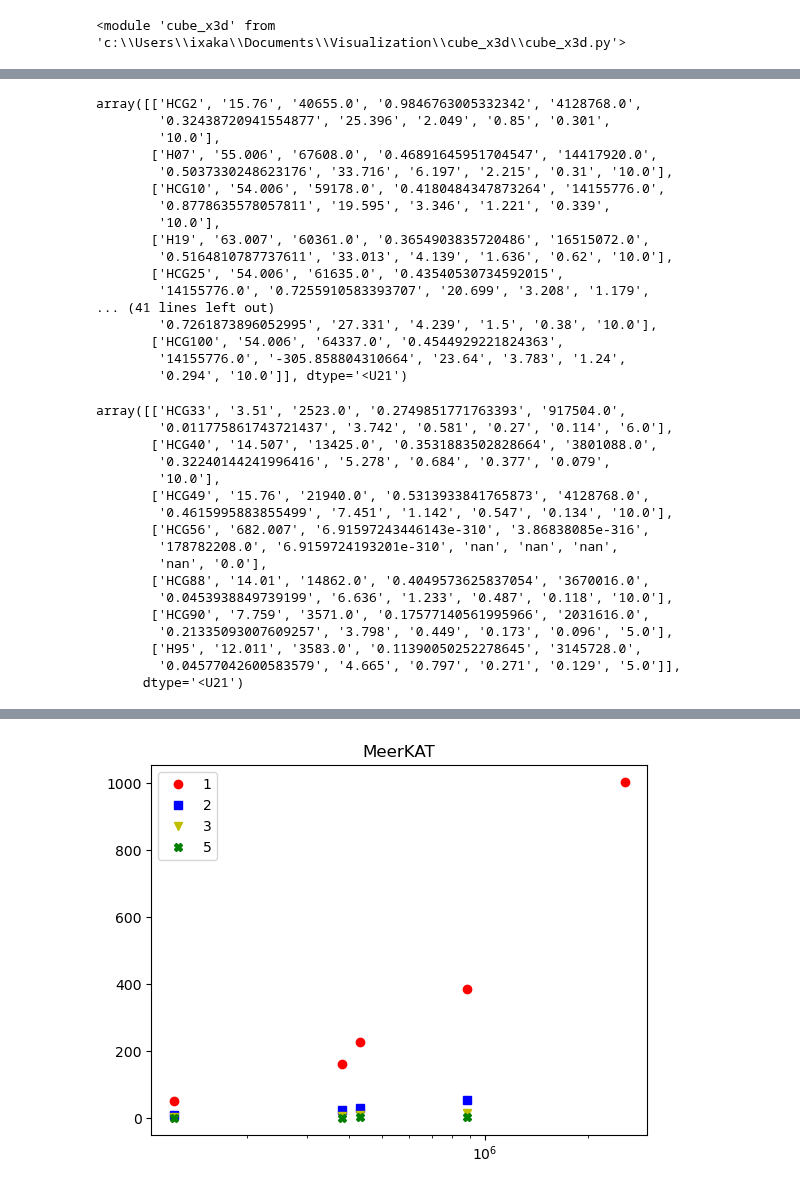
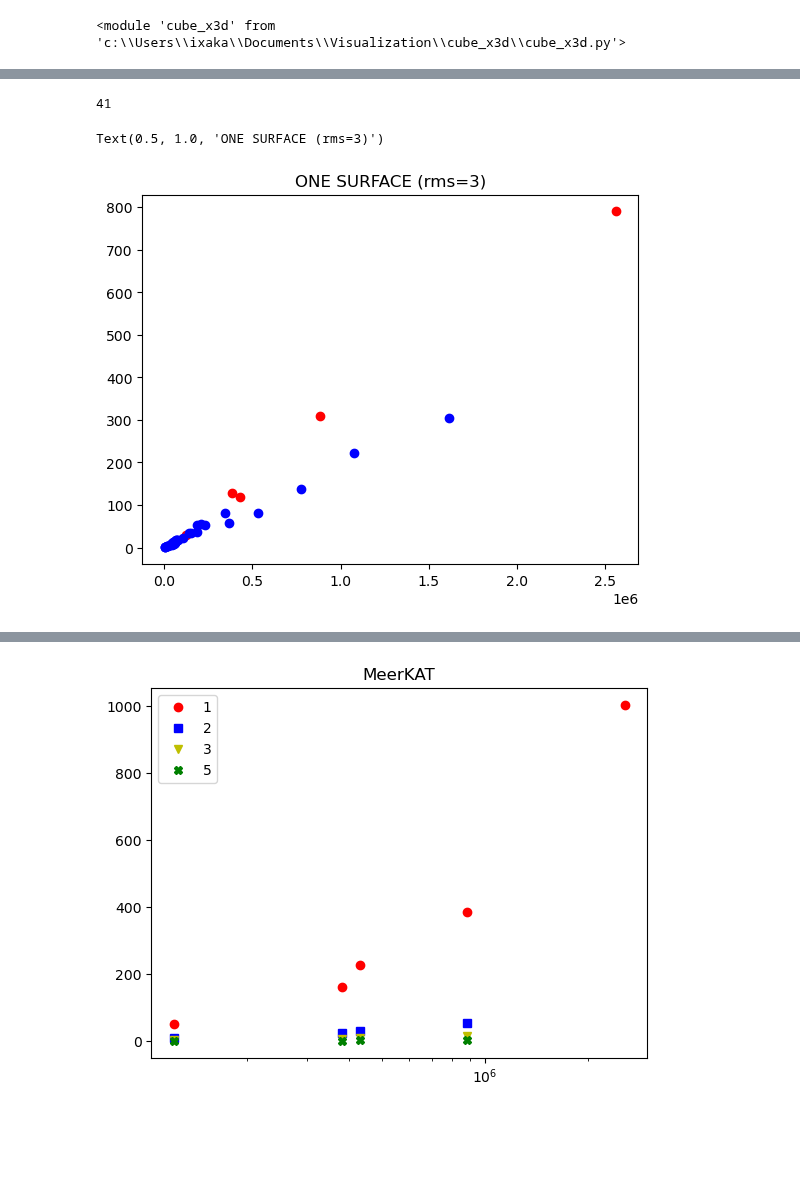
Before and after one commit to ixakalabadie/ViSL3D, a Jupyter notebook: test_scalable.ipynb, the cells around one changed output, grey strips where cells are left out. Drawn from its saved outputs; the diff is of its cells as text; code cells hidden in the pictures; blank space fills up the shorter version.

```diff
--- a/test_scalable.ipynb
+++ b/test_scalable.ipynb
@@ -64,43 +50,17 @@ lev = data[:,10].astype(float)
-# %%
-data[highno<40]
-# %% [output]
-array([['HCG2', '15.76', '40655.0', '0.9846763005332342', '4128768.0',
-        '0.32438720941554877', '25.396', '2.049', '0.85', '0.301',
-        '10.0'],
-       ['H07', '55.006', '67608.0', '0.46891645951704547', '14417920.0',
-        '0.5037330248623176', '33.716', '6.197', '2.215', '0.31', '10.0'],
-       ['HCG10', '54.006', '59178.0', '0.4180484347873264', '14155776.0',
-        '0.8778635578057811', '19.595', '3.346', '1.221', '0.339',
-        '10.0'],
-       ['H19', '63.007', '60361.0', '0.3654903835720486', '16515072.0',
-        '0.5164810787737611', '33.013', '4.139', '1.636', '0.62', '10.0'],
-       ['HCG25', '54.006', '61635.0', '0.43540530734592015',
-        '14155776.0', '0.7255910583393707', '20.699', '3.208', '1.179',
-... (41 lines left out)
-        '0.7261873896052995', '27.331', '4.239', '1.5', '0.38', '10.0'],
-       ['HCG100', '54.006', '64337.0', '0.4544929221824363',
-        '14155776.0', '-305.858804310664', '23.64', '3.783', '1.24',
-        '0.294', '10.0']], dtype='<U21')
-# %%
-data[hicont<3*10**4]
-# %% [output]
-array([['HCG33', '3.51', '2523.0', '0.2749851771763393', '917504.0',
-        '0.011775861743721437', '3.742', '0.581', '0.27', '0.114', '6.0'],
-       ['HCG40', '14.507', '13425.0', '0.3531883502828664', '3801088.0',
-        '0.32240144241996416', '5.278', '0.684', '0.377', '0.079',
-        '10.0'],
-       ['HCG49', '15.76', '21940.0', '0.5313933841765873', '4128768.0',
-        '0.4615995883855499', '7.451', '1.142', '0.547', '0.134', '10.0'],
-       ['HCG56', '682.007', '6.91597243446143e-310', '3.86838085e-316',
-        '178782208.0', '6.9159724193201e-310', 'nan', 'nan', 'nan',
-        'nan', '0.0'],
-       ['HCG88', '14.01', '14862.0', '0.4049573625837054', '3670016.0',
-        '0.0453938849739199', '6.636', '1.233', '0.487', '0.118', '10.0'],
-       ['HCG90', '7.759', '3571.0', '0.17577140561995966', '2031616.0',
-        '0.21335093007609257', '3.798', '0.449', '0.173', '0.096', '5.0'],
-       ['H95', '12.011', '3583.0', '0.11390050252278645', '3145728.0',
-        '0.04577042600583579', '4.665', '0.797', '0.271', '0.129', '5.0']],
-      dtype='<U21')
+# %%
+len(lev)
+# %% [output]
+41
+# %%
+start=5
+plt.plot(hicont[:start], highno[:start], 'ro')
+plt.plot(hicont[start:], highno[start:], 'bo')
+plt.title('ONE SURFACE (rms=3)')
+# plt.yscale('log')
+# plt.xscale('log')
+# %% [output]
+Text(0.5, 1.0, 'ONE SURFACE (rms=3)')
+[figure, added]
 # %%
 start = 0
 fig, ax = plt.subplots(ncols=2, figsize=(15,6), sharey=True)
```
Also changed, not shown: parts of 8 cells of this notebook, 23 other files.
